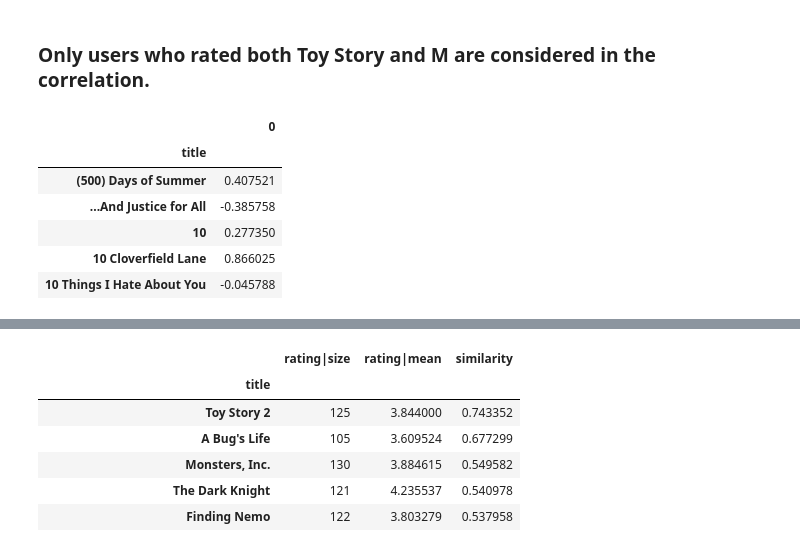
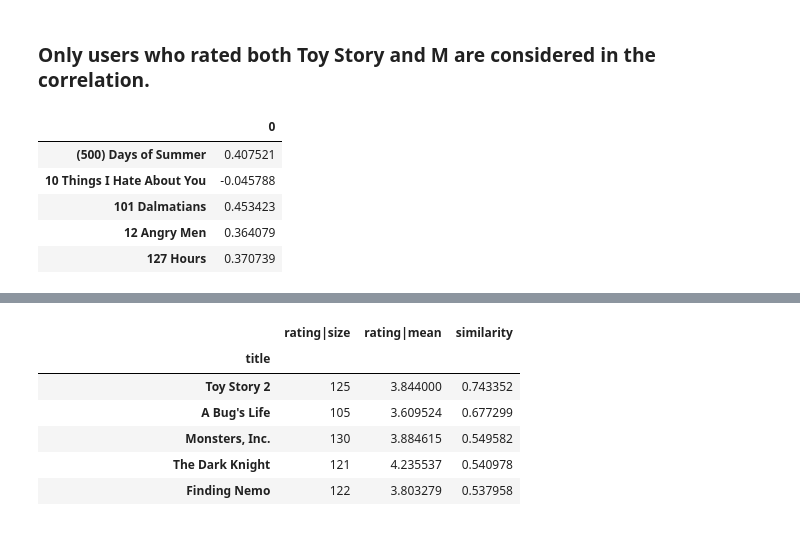
Before and after one commit to kensuke0529/Rec-sys, a Jupyter notebook: notebook/user_based_recommender.ipynb, the cells around one changed output, grey strips where cells are left out. Saved outputs shown, nothing was run; the diff lists cells and outputs as text; code cells hidden in the pictures.

```diff
--- a/notebook/similarity.ipynb
+++ b/notebook/user_based_recommender.ipynb
@@ -51,18 +51,45 @@ target_movie = movieRatings['Toy Story']
 # %% [markdown]
 ### Only users who rated both Toy Story and M are considered in the correlation.
 # %%
-similarMovies = movieRatings.corrwith(target_movie)
+import numpy as np
 
-# Remove movies with no shared ratings with Toy Story.
-similarMovies = similarMovies.dropna()
+def safe_corrwith(series, df, min_overlap=5):
+    correlations = {}
+    target = series.dropna()
+    target_users = target.index
+
+    for col in df.columns:
+        other = df[col].dropna()
+
+        # Find common users who rated both movies
+        common_users = target_users.intersection(other.index)
+        if len(common_users) < min_overlap:
+            # Skip movies with too few shared ratings
+            continue
+
+        target_vals = target.loc[common_users]
+        other_vals = other.loc[common_users]
+
+        # Check for zero variance
+        if target_vals.std() == 0 or other_vals.std() == 0:
+            continue
+
+        corr = target_vals.corr(other_vals)
+        if not np.isnan(corr):
+            correlations[col] = corr
+
+    return pd.Series(correlations)
+
+# Usage:
+target_movie = movieRatings['Toy Story']
+similarMovies = safe_corrwith(target_movie, movieRatings, min_overlap=10)
 similarity_table = pd.DataFrame(similarMovies)
 similarity_table.head()
 # %% [output]
 |  | 0 |
-| title |  |
 | (500) Days of Summer | 0.407521 |
-| ...And Justice for All | -0.385758 |
-| 10 | 0.277350 |
-| 10 Cloverfield Lane | 0.866025 |
 | 10 Things I Hate About You | -0.045788 |
+| 101 Dalmatians | 0.453423 |
+| 12 Angry Men | 0.364079 |
+| 127 Hours | 0.370739 |
 # %%
```
Also changed, not shown: parts of 5 cells of this notebook.
